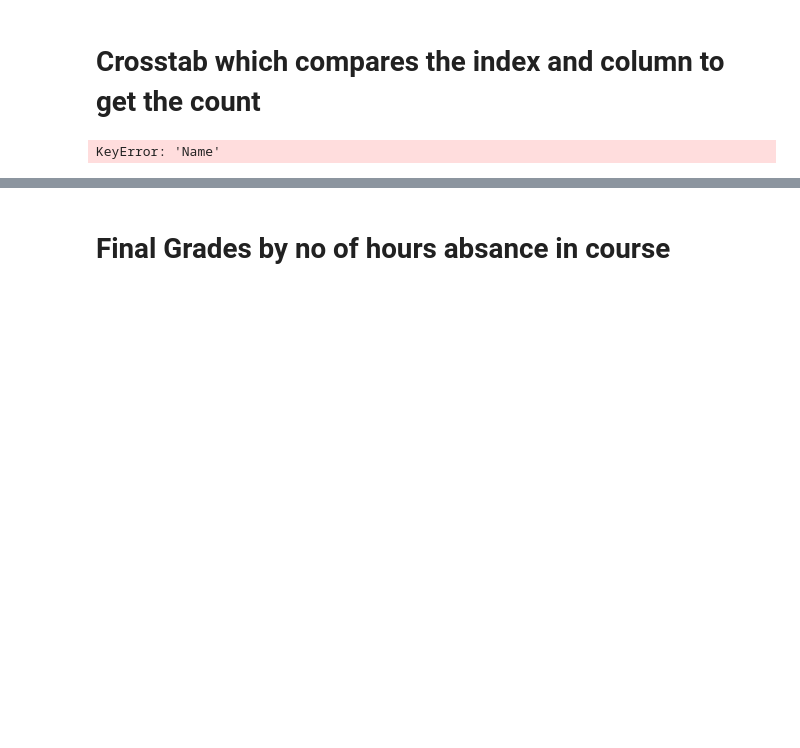
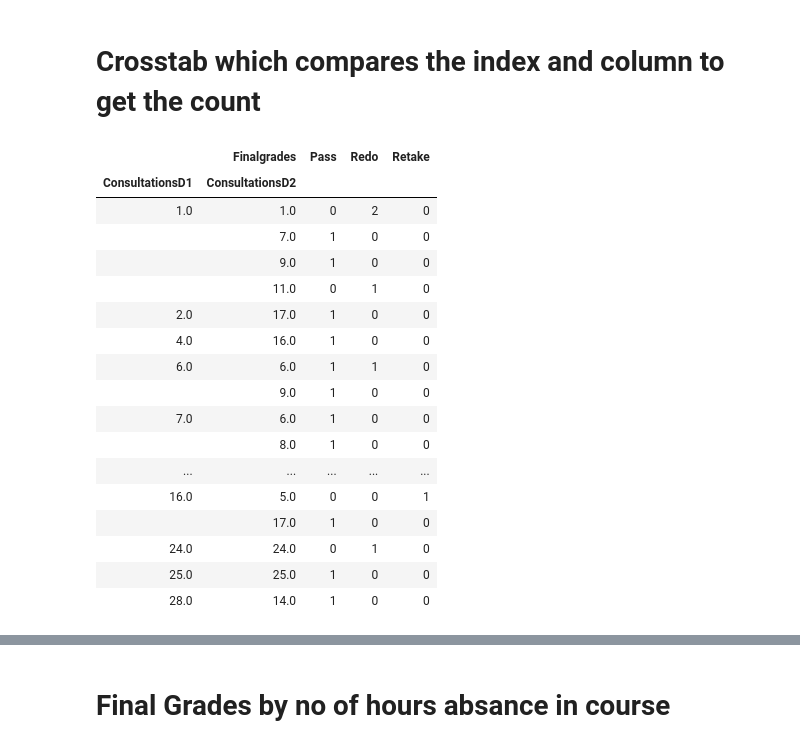
Before and after one commit to bayyaraghu/Usecase, a Jupyter notebook: Untitled.ipynb, the cells around one changed output, grey strips where cells are left out. Saved outputs shown, nothing was run; the diff lists cells and outputs as text; code cells hidden in the pictures; blank space fills up the shorter version.

Commit message:
record update

```diff
--- a/Untitled.ipynb
+++ b/Untitled.ipynb
@@ -322,8 +322,25 @@ Colormap Possible values are: Accent, Accent_r, Blues, Blues_r, BrBG, BrBG_r, Bu
 # %% [markdown]
 # Crosstab which compares the index and column to get the count
 # %%
-pd.crosstab(index=[record['Name'], record['ConsultationsD1'], record['ConsultationsD2']],  columns=record['Finalgrades'])
+pd.crosstab(index=[record['ConsultationsD1'], record['ConsultationsD2']],  columns=record['Finalgrades'])
 # %% [output]
-KeyError: 'Name'
+|  | Finalgrades | Pass | Redo | Retake |
+| ConsultationsD1 | ConsultationsD2 |  |  |  |
+| 1.0 | 1.0 | 0 | 2 | 0 |
+|  | 7.0 | 1 | 0 | 0 |
+|  | 9.0 | 1 | 0 | 0 |
+|  | 11.0 | 0 | 1 | 0 |
+| 2.0 | 17.0 | 1 | 0 | 0 |
+| 4.0 | 16.0 | 1 | 0 | 0 |
+| 6.0 | 6.0 | 1 | 1 | 0 |
+|  | 9.0 | 1 | 0 | 0 |
+| 7.0 | 6.0 | 1 | 0 | 0 |
+|  | 8.0 | 1 | 0 | 0 |
+| ... | ... | ... | ... | ... |
+| 16.0 | 5.0 | 0 | 0 | 1 |
+|  | 17.0 | 1 | 0 | 0 |
+| 24.0 | 24.0 | 0 | 1 | 0 |
+| 25.0 | 25.0 | 1 | 0 | 0 |
+| 28.0 | 14.0 | 1 | 0 | 0 |
 # %%
 record.columns
```
Also changed, not shown: parts of 3 cells of this notebook.
